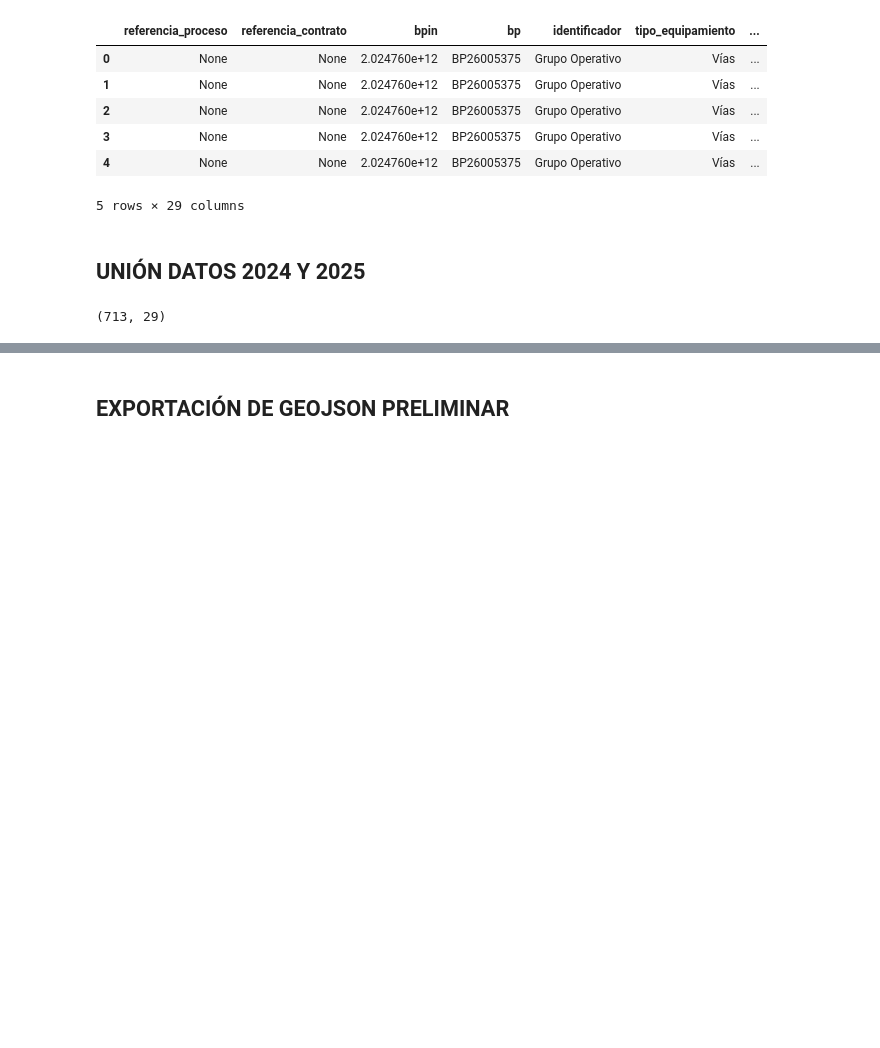
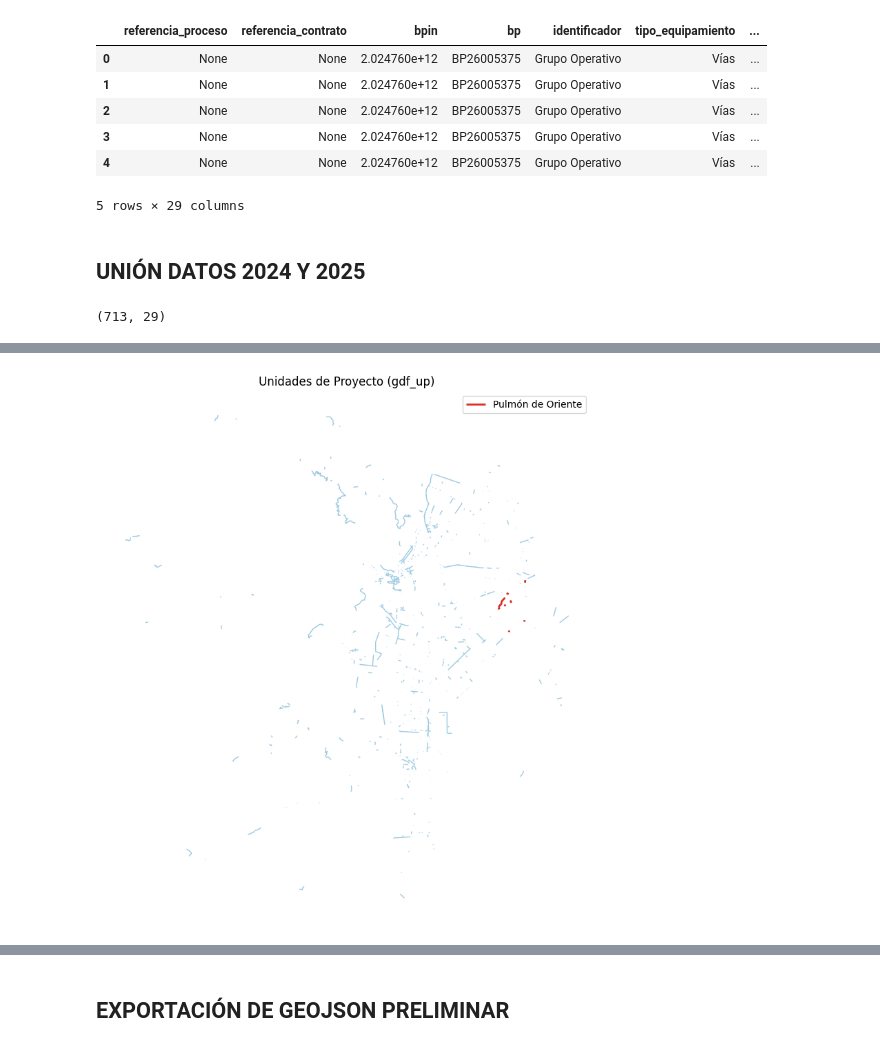
Before and after one commit to Juanpgm/proyectos_cali_alcaldia_etl, a Jupyter notebook: infraestructura_up_notebook_test.ipynb, the cells around one changed output, grey strips where cells are left out. Drawn from its saved outputs; the diff is of its cells as text; code cells hidden in the pictures; blank space fills up the shorter version.

```diff
--- a/infraestructura_up_notebook_test.ipynb
+++ b/infraestructura_up_notebook_test.ipynb
@@ -19,0 +22,10 @@ def capitalizar_texto(texto):
+# %%
+from pathlib import Path
+
+project_root = Path(r"a:\programing_workspace\proyectos_cali_alcaldia_etl")
+
+# Credenciales del proyecto Firebase (calitrack-44403)
+credential_candidates = [
+    project_root / "target-credentials-old-calitrack.json",
+    project_root / "target-credentials.json",
+]
@@ -349,0 +603,14 @@ gdf_combined.shape
+# %%
+# Tomar la geometría original (líneas) desde gdf_combined usando UPID
+geom_linea_por_upid = gdf_combined.set_index("upid")["geometry"]
+
+# Asignar geometría de línea a gdf_up y convertir a estructura RFC 7946 (GeoJSON)
+gdf_up["geometry"] = gdf_up["upid"].map(geom_linea_por_upid).apply(
+    lambda geom: geom.__geo_interface__ if geom is not None and not geom.is_empty else None
+)
+
+# Si aún existe la columna auxiliar coordinates, eliminarla para evitar ambigüedad
+if "coordinates" in gdf_up.columns:
+    gdf_up.drop(columns=["coordinates"], inplace=True)
+
+gdf_up.head()
@@ -349,0 +667,23 @@ gdf_combined.shape
+# %%
+# Graficar gdf_up usando la geometría de línea original por UPID
+gdf_up_plot = gpd.GeoDataFrame(
+    gdf_up.copy(),
+    geometry=gdf_up["upid"].map(geom_linea_por_upid),
+    crs=gdf_up_geo.crs
+)
+
+fig, ax = plt.subplots(figsize=(12, 10))
+
+# Todas las UP
+gdf_up_plot.plot(ax=ax, color="#9ecae1", linewidth=1)
+
+# Resaltar las que están en Pulmón de Oriente
+mask_pulmon = gdf_up_plot["proyectos_estrategicos"] == "Pulmón de Oriente"
+gdf_up_plot[mask_pulmon].plot(ax=ax, color="#de2d26", linewidth=2, label="Pulmón de Oriente")
+
+ax.set_title("Unidades de Proyecto (gdf_up)")
+ax.axis("off")
+ax.legend()
+plt.show()
+# %% [output]
+[figure, added]
```
Also changed, not shown: parts of 23 cells of this notebook, 2 other files.
